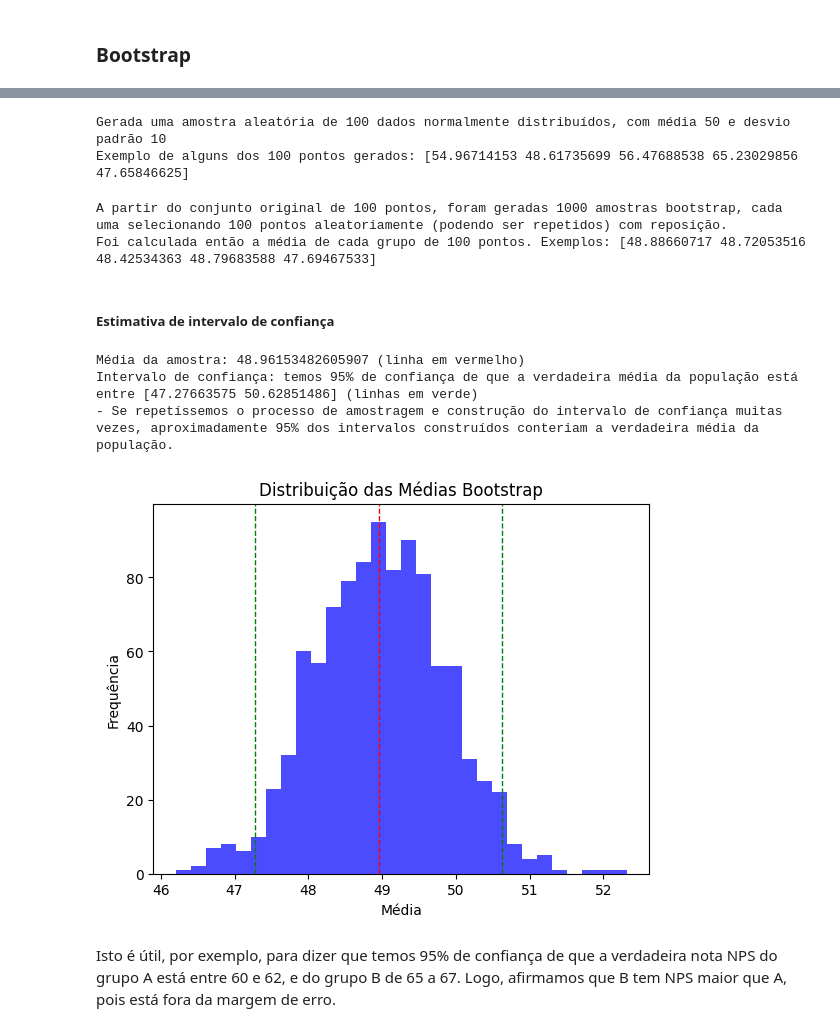
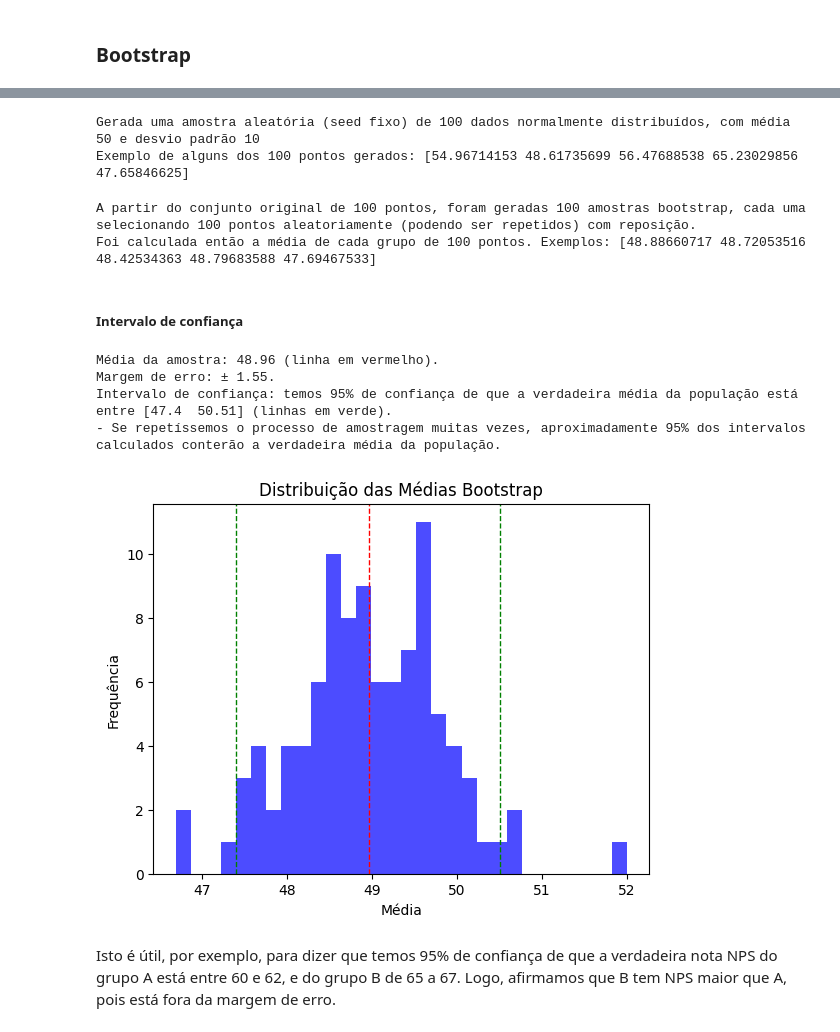
Before and after one commit to nortonvanz/Fundamentals, a Jupyter notebook: Statistic.ipynb, the cells around one changed output, grey strips where cells are left out. Cells and saved outputs as stored; diff of their text form; code cells hidden in the pictures.

Commit message:
Complemento de Bootstrap, Intervalos de confiança e testes de hipótese.

```diff
--- a/Statistic.ipynb
+++ b/Statistic.ipynb
@@ -755,14 +770,16 @@ Bootstrap: método de reamostragem que permite estimar a distribuição de uma e
 
 np.random.seed(42)
 data = np.random.normal(loc=50, scale=10, size=100)
-print(f'Gerada uma amostra aleatória de 100 dados normalmente distribuídos, com média 50 e desvio padrão 10')
+# Quanto mais interações, mais precisa será a estimativa do erro-padrão, ou do intervalo de confiança.
+
+print(f'Gerada uma amostra aleatória (seed fixo) de 100 dados normalmente distribuídos, com média 50 e desvio padrão 10')
 print(f'Exemplo de alguns dos 100 pontos gerados: {data[:5]}')
 # %% [output]
-Gerada uma amostra aleatória de 100 dados normalmente distribuídos, com média 50 e desvio padrão 10
+Gerada uma amostra aleatória (seed fixo) de 100 dados normalmente distribuídos, com média 50 e desvio padrão 10
 Exemplo de alguns dos 100 pontos gerados: [54.96714153 48.61735699 56.47688538 65.23029856 47.65846625]
 # %%
 # Função para realizar o bootstrap: gera várias amostras (num_samples) com reposição e calcula a média de cada amostra.
-def bootstrap(data, num_samples=1000):
+def bootstrap(data, num_samples=100):
     n = len(data)
     samples = np.random.choice(data, (num_samples, n), replace=True)
     means = np.mean(samples, axis=1)
@@ -772,33 +789,41 @@ def bootstrap(data, num_samples=1000):
 bootstrap_means = bootstrap(data)
 print(f'A partir do conjunto original de 100 pontos, foram geradas {len(bootstrap_means)} amostras bootstrap, cada uma selecionando 100 pontos aleatoriamente (podendo ser repetidos) com reposição. \nFoi calculada então a média de cada grupo de 100 pontos. Exemplos: {bootstrap_means[:5]}')
 # %% [output]
-A partir do conjunto original de 100 pontos, foram geradas 1000 amostras bootstrap, cada uma selecionando 100 pontos aleatoriamente (podendo ser repetidos) com reposição.
+A partir do conjunto original de 100 pontos, foram geradas 100 amostras bootstrap, cada uma selecionando 100 pontos aleatoriamente (podendo ser repetidos) com reposição.
 Foi calculada então a média de cada grupo de 100 pontos. Exemplos: [48.88660717 48.72053516 48.42534363 48.79683588 47.69467533]
 # %% [markdown]
-##### Estimativa de intervalo de confiança
+##### Intervalo de confiança
 # %%
 # Calculando o intervalo de confiança
 conf_interval = np.percentile(bootstrap_means, [2.5, 97.5]) #Esses valores representam os percentis que definem o intervalo de confiança de 95%.
+# Arredondando o intervalo de confiança para 2 casas decimais
+conf_interval = np.round(conf_interval, 2)
+
+# Calculando a margem de erro: é a diferença entre a média amostral e os limites do intervalo de confiança.
+margin_of_error = (conf_interval[1] - conf_interval[0]) / 2
+  #é calculada como a metade da largura do intervalo de confiança
 
 # Resultados
-print(f"Média da amostra: {np.mean(data)} (linha em vermelho)")
-print(f"Intervalo de confiança: temos 95% de confiança de que a verdadeira média da população está entre {conf_interval} (linhas em verde)")
-print(f"- Se repetíssemos o processo de amostragem e construção do intervalo de confiança muitas vezes, aproximadamente 95% dos intervalos construídos conteriam a verdadeira média da população.")
+print(f"Média da amostra: {round(np.mean(data),2)} (linha em vermelho).")
+print(f"Margem de erro: ± {round(margin_of_error, 2)}.")
+print(f"Intervalo de confiança: temos 95% de confiança de que a verdadeira média da população está entre {conf_interval} (linhas em verde).")
+print(f"- Se repetíssemos o processo de amostragem muitas vezes, aproximadamente 95% dos intervalos calculados conterão a verdadeira média da população.")
 
 
 # Visualizando a distribuição das médias bootstrap: Um histograma das médias bootstrap é plotado, com linhas verticais indicando a média da amostra original e os limites do intervalo de confiança.
 plt.hist(bootstrap_means, bins=30, alpha=0.7, color='blue')
 plt.axvline(np.mean(data), color='red', linestyle='dashed', linewidth=1)
 plt.axvline(conf_interval[0], color='green', linestyle='dashed', linewidth=1)
 plt.axvline(conf_interval[1], color='green', linestyle='dashed', linewidth=1)
 plt.title('Distribuição das Médias Bootstrap')
 plt.xlabel('Média')
 plt.ylabel('Frequência')
 plt.show()
 # %% [output]
-Média da amostra: 48.96153482605907 (linha em vermelho)
-Intervalo de confiança: temos 95% de confiança de que a verdadeira média da população está entre [47.27663575 50.62851486] (linhas em verde)
-- Se repetíssemos o processo de amostragem e construção do intervalo de confiança muitas vezes, aproximadamente 95% dos intervalos construídos conteriam a verdadeira média da população.
+Média da amostra: 48.96 (linha em vermelho).
+Margem de erro: ± 1.55.
+Intervalo de confiança: temos 95% de confiança de que a verdadeira média da população está entre [47.4  50.51] (linhas em verde).
+- Se repetíssemos o processo de amostragem muitas vezes, aproximadamente 95% dos intervalos calculados conterão a verdadeira média da população.
-[figure, old version]
+[figure, new version]
 # %% [markdown]
 Isto é útil, por exemplo, para dizer que temos 95% de confiança de que a verdadeira nota NPS do grupo A está entre 60 e 62, e do grupo B de 65 a 67. Logo, afirmamos que B tem NPS maior que A, pois está fora da margem de erro.
```
Also changed, not shown: parts of 15 cells of this notebook.
